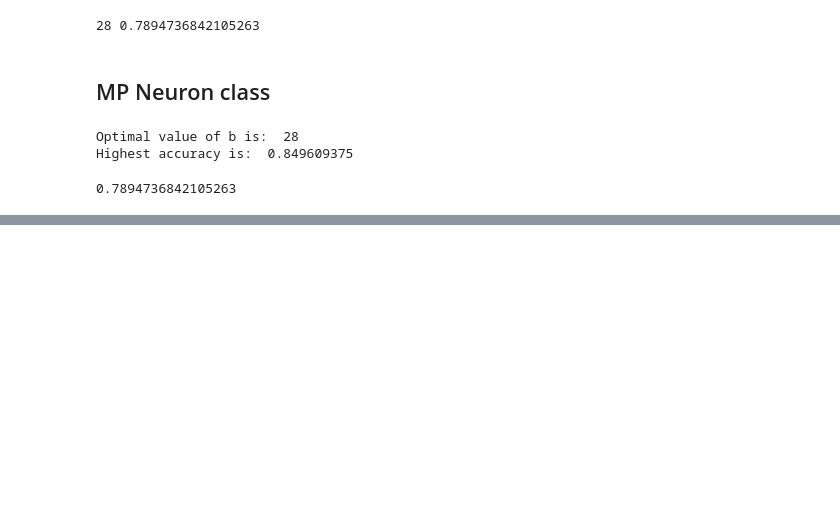
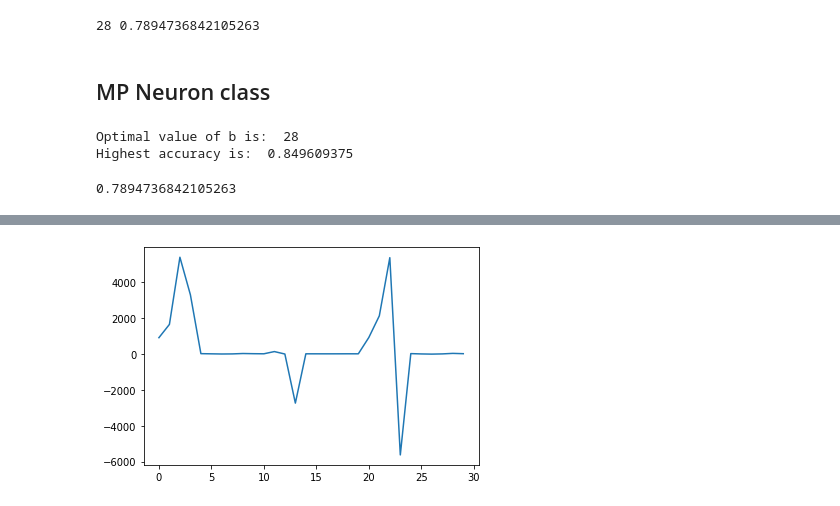
Before and after one commit to anirudhpnbb/Primitive-Neurons, a Jupyter notebook: MP_Neuron.ipynb, the cells around one changed output, grey strips where cells are left out. Cells and saved outputs as stored; diff of their text form; code cells hidden in the pictures; blank space fills up the shorter version.

```diff
--- a/MP_Neuron.ipynb
+++ b/MP_Neuron.ipynb
@@ -368,0 +447,5 @@ accuracy_test
+# %%
+plt.plot(wt_matrix[-1, :])
+plt.show()
+# %% [output]
+[figure, added]
```
Also changed, not shown: parts of 20 cells of this notebook.
